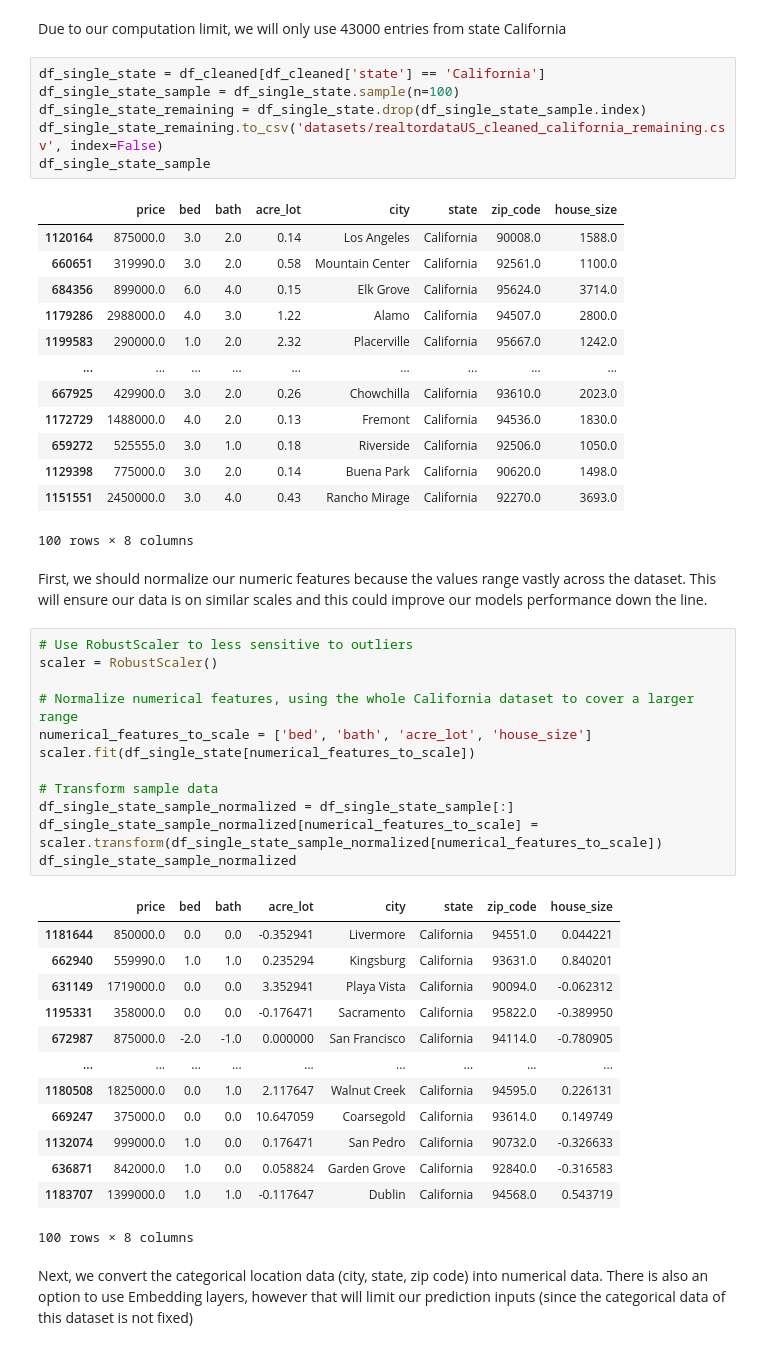
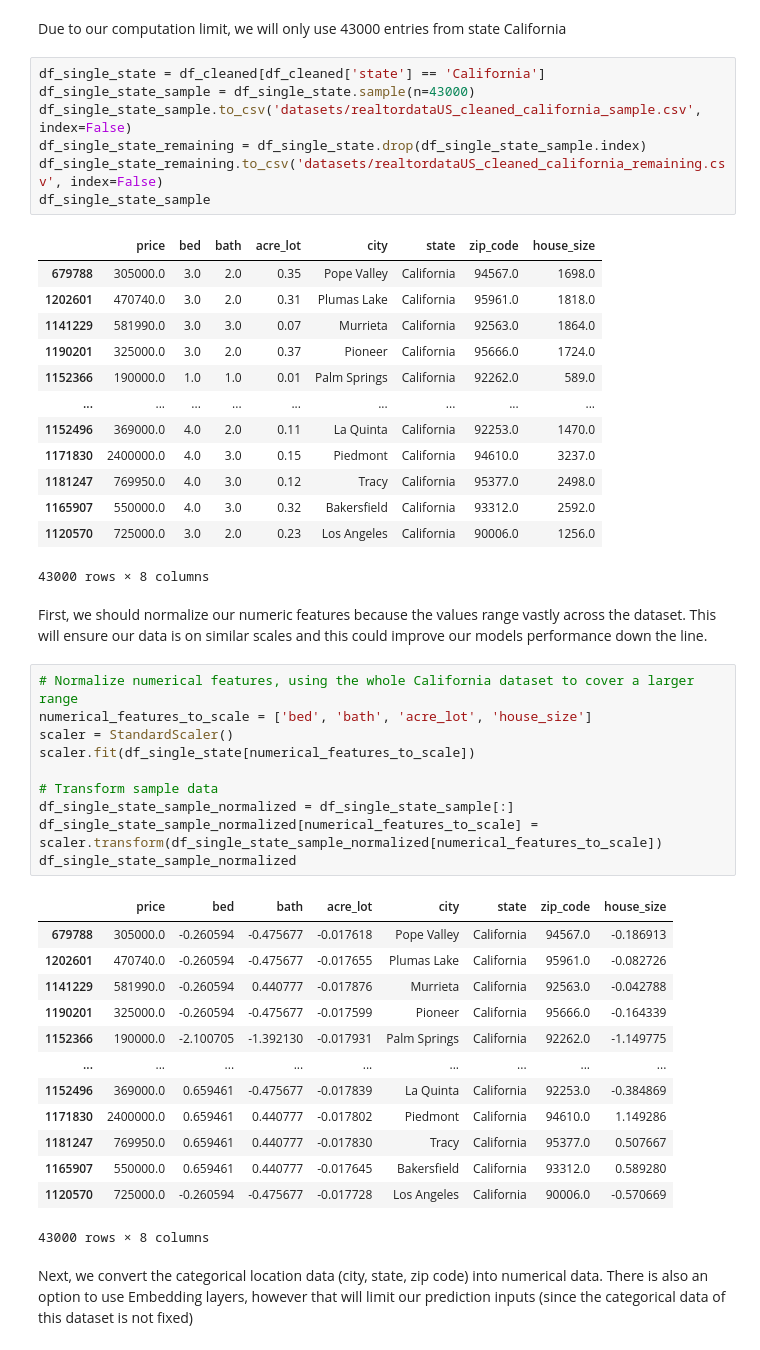
Before and after one commit to sandeepv6/house-prediction-tool, a Jupyter notebook: model/my_model.ipynb, the cells around one changed output. Cells and saved outputs as stored; diff of their text form.

```diff
--- a/model/my_model.ipynb
+++ b/model/my_model.ipynb
@@ -232,52 +240,51 @@ df_cleaned
 Due to our computation limit, we will only use 43000 entries from state California
 # %%
 df_single_state = df_cleaned[df_cleaned['state'] == 'California']
-df_single_state_sample = df_single_state.sample(n=100)
+df_single_state_sample = df_single_state.sample(n=43000)
+df_single_state_sample.to_csv('datasets/realtordataUS_cleaned_california_sample.csv', index=False)
 df_single_state_remaining = df_single_state.drop(df_single_state_sample.index)
 df_single_state_remaining.to_csv('datasets/realtordataUS_cleaned_california_remaining.csv', index=False)
 df_single_state_sample
 # %% [output]
 |  | price | bed | bath | acre_lot | city | state | zip_code | house_size |
-| 1120164 | 875000.0 | 3.0 | 2.0 | 0.14 | Los Angeles | California | 90008.0 | 1588.0 |
-| 660651 | 319990.0 | 3.0 | 2.0 | 0.58 | Mountain Center | California | 92561.0 | 1100.0 |
-| 684356 | 899000.0 | 6.0 | 4.0 | 0.15 | Elk Grove | California | 95624.0 | 3714.0 |
-| 1179286 | 2988000.0 | 4.0 | 3.0 | 1.22 | Alamo | California | 94507.0 | 2800.0 |
-| 1199583 | 290000.0 | 1.0 | 2.0 | 2.32 | Placerville | California | 95667.0 | 1242.0 |
+| 679788 | 305000.0 | 3.0 | 2.0 | 0.35 | Pope Valley | California | 94567.0 | 1698.0 |
+| 1202601 | 470740.0 | 3.0 | 2.0 | 0.31 | Plumas Lake | California | 95961.0 | 1818.0 |
+| 1141229 | 581990.0 | 3.0 | 3.0 | 0.07 | Murrieta | California | 92563.0 | 1864.0 |
+| 1190201 | 325000.0 | 3.0 | 2.0 | 0.37 | Pioneer | California | 95666.0 | 1724.0 |
+| 1152366 | 190000.0 | 1.0 | 1.0 | 0.01 | Palm Springs | California | 92262.0 | 589.0 |
 | ... | ... | ... | ... | ... | ... | ... | ... | ... |
-| 667925 | 429900.0 | 3.0 | 2.0 | 0.26 | Chowchilla | California | 93610.0 | 2023.0 |
-| 1172729 | 1488000.0 | 4.0 | 2.0 | 0.13 | Fremont | California | 94536.0 | 1830.0 |
-| 659272 | 525555.0 | 3.0 | 1.0 | 0.18 | Riverside | California | 92506.0 | 1050.0 |
-| 1129398 | 775000.0 | 3.0 | 2.0 | 0.14 | Buena Park | California | 90620.0 | 1498.0 |
-| 1151551 | 2450000.0 | 3.0 | 4.0 | 0.43 | Rancho Mirage | California | 92270.0 | 3693.0 |
+| 1152496 | 369000.0 | 4.0 | 2.0 | 0.11 | La Quinta | California | 92253.0 | 1470.0 |
+| 1171830 | 2400000.0 | 4.0 | 3.0 | 0.15 | Piedmont | California | 94610.0 | 3237.0 |
+| 1181247 | 769950.0 | 4.0 | 3.0 | 0.12 | Tracy | California | 95377.0 | 2498.0 |
+| 1165907 | 550000.0 | 4.0 | 3.0 | 0.32 | Bakersfield | California | 93312.0 | 2592.0 |
+| 1120570 | 725000.0 | 3.0 | 2.0 | 0.23 | Los Angeles | California | 90006.0 | 1256.0 |
-100 rows × 8 columns
+43000 rows × 8 columns
 # %% [markdown]
 First, we should normalize our numeric features because the values range vastly across the dataset. This will ensure our data is on similar scales and this could improve our models performance down the line.
 # %%
-# Use RobustScaler to less sensitive to outliers
-scaler = RobustScaler()
-
 # Normalize numerical features, using the whole California dataset to cover a larger range
 numerical_features_to_scale = ['bed', 'bath', 'acre_lot', 'house_size']
+scaler = StandardScaler()
 scaler.fit(df_single_state[numerical_features_to_scale])
 
 # Transform sample data
 df_single_state_sample_normalized = df_single_state_sample[:]
 df_single_state_sample_normalized[numerical_features_to_scale] = scaler.transform(df_single_state_sample_normalized[numerical_features_to_scale])
 df_single_state_sample_normalized
 # %% [output]
 |  | price | bed | bath | acre_lot | city | state | zip_code | house_size |
-| 1181644 | 850000.0 | 0.0 | 0.0 | -0.352941 | Livermore | California | 94551.0 | 0.044221 |
-| 662940 | 559990.0 | 1.0 | 1.0 | 0.235294 | Kingsburg | California | 93631.0 | 0.840201 |
-| 631149 | 1719000.0 | 0.0 | 0.0 | 3.352941 | Playa Vista | California | 90094.0 | -0.062312 |
-| 1195331 | 358000.0 | 0.0 | 0.0 | -0.176471 | Sacramento | California | 95822.0 | -0.389950 |
-| 672987 | 875000.0 | -2.0 | -1.0 | 0.000000 | San Francisco | California | 94114.0 | -0.780905 |
+| 679788 | 305000.0 | -0.260594 | -0.475677 | -0.017618 | Pope Valley | California | 94567.0 | -0.186913 |
+| 1202601 | 470740.0 | -0.260594 | -0.475677 | -0.017655 | Plumas Lake | California | 95961.0 | -0.082726 |
+| 1141229 | 581990.0 | -0.260594 | 0.440777 | -0.017876 | Murrieta | California | 92563.0 | -0.042788 |
+| 1190201 | 325000.0 | -0.260594 | -0.475677 | -0.017599 | Pioneer | California | 95666.0 | -0.164339 |
+| 1152366 | 190000.0 | -2.100705 | -1.392130 | -0.017931 | Palm Springs | California | 92262.0 | -1.149775 |
 | ... | ... | ... | ... | ... | ... | ... | ... | ... |
-| 1180508 | 1825000.0 | 0.0 | 1.0 | 2.117647 | Walnut Creek | California | 94595.0 | 0.226131 |
-| 669247 | 375000.0 | 0.0 | 0.0 | 10.647059 | Coarsegold | California | 93614.0 | 0.149749 |
-| 1132074 | 999000.0 | 1.0 | 0.0 | 0.176471 | San Pedro | California | 90732.0 | -0.326633 |
-| 636871 | 842000.0 | 1.0 | 0.0 | 0.058824 | Garden Grove | California | 92840.0 | -0.316583 |
-| 1183707 | 1399000.0 | 1.0 | 1.0 | -0.117647 | Dublin | California | 94568.0 | 0.543719 |
+| 1152496 | 369000.0 | 0.659461 | -0.475677 | -0.017839 | La Quinta | California | 92253.0 | -0.384869 |
+| 1171830 | 2400000.0 | 0.659461 | 0.440777 | -0.017802 | Piedmont | California | 94610.0 | 1.149286 |
+| 1181247 | 769950.0 | 0.659461 | 0.440777 | -0.017830 | Tracy | California | 95377.0 | 0.507667 |
+| 1165907 | 550000.0 | 0.659461 | 0.440777 | -0.017645 | Bakersfield | California | 93312.0 | 0.589280 |
+| 1120570 | 725000.0 | -0.260594 | -0.475677 | -0.017728 | Los Angeles | California | 90006.0 | -0.570669 |
-100 rows × 8 columns
+43000 rows × 8 columns
 # %% [markdown]
 Next, we convert the categorical location data (city, state, zip code) into numerical data. There is also an option to use Embedding layers, however that will limit our prediction inputs (since the categorical data of this dataset is not fixed)
 # %%
```
Also changed, not shown: parts of 13 cells of this notebook, 3 other files.
